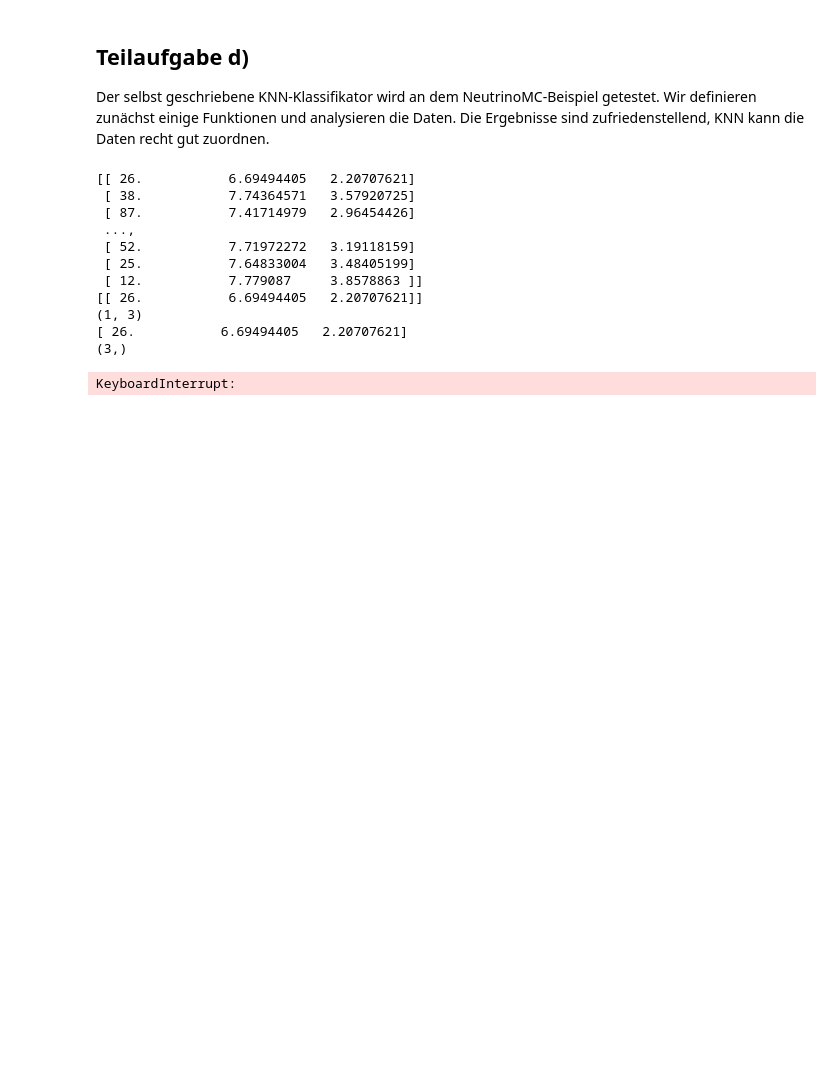
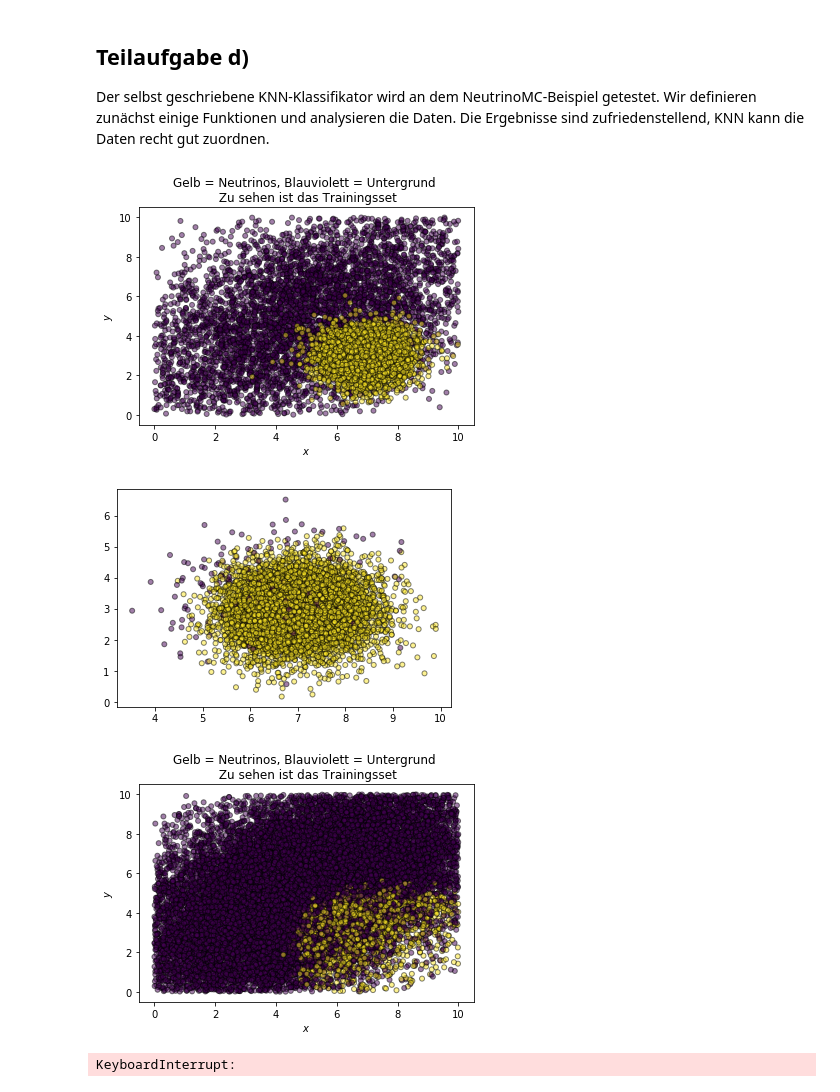
Before and after one commit to JaLuka98/SMD18-19, a Jupyter notebook: Uebungsblaetter/Blatt6/aufgabe1.ipynb, the cells around one changed output. Drawn from its saved outputs; the diff is of its cells as text; code cells hidden in the pictures; blank space fills up the shorter version.

Commit message:
adding sam plots for Aufgabe 1 Blatt 6

```diff
--- a/Uebungsblaetter/Blatt6/aufgabe1.ipynb
+++ b/Uebungsblaetter/Blatt6/aufgabe1.ipynb
@@ -88,7 +88,7 @@ class KNN:
             elif back < sig:
                 prediction.append(1)
             else:
-                prediction.append(float('NaN')) # Falls gleich viele Signale und Background in der Nachbarschaft liegen
+                prediction.append(0) # Falls gleich viele Signale und Background in der Nachbarschaft liegen
                 # können wir keine Entscheidung treffen...
         return np.asarray(prediction) # Gib ein numpy Array zurück, weil man damit besser arbeiten kann als mit einer Liste
 # %% [markdown]
@@ -143,25 +143,45 @@ matrixBackground = getDataFromFile(filename='NeutrinoMC.hdf5', key='Background')
 trainingData, testDataBackground, testDataSignal = getKNNData(matrixSignal, matrixBackground,
                                                               lenTraining, lenSignal, lenBackground)
 labels = np.concatenate((np.zeros(lenTraining),np.ones(lenTraining))) # 0 = Background, 1 = Signal
-# %%
-print(matrixSignal)
-test = matrixSignal[0:1,]
-print(test)
-print(test.shape)
-print(np.ravel(test))
-print(np.ravel(test).shape)
-# %% [output]
-[[ 26.           6.69494405   2.20707621]
- [ 38.           7.74364571   3.57920725]
- [ 87.           7.41714979   2.96454426]
- ...,
- [ 52.           7.71972272   3.19118159]
- [ 25.           7.64833004   3.48405199]
- [ 12.           7.779087     3.8578863 ]]
-[[ 26.           6.69494405   2.20707621]]
-(1, 3)
-[ 26.           6.69494405   2.20707621]
-(3,)
+# %%
+xTrain = trainingData[:,1]
+xTrain = np.ravel(xTrain)
+yTrain = trainingData[:,2]
+yTrain = np.ravel(yTrain)
+plt.scatter(xTrain, yTrain, marker='o', c = labels, alpha = 0.5,
+            s=25, edgecolor='k')
+plt.title('Gelb = Neutrinos, Blauviolett = Untergrund \n Zu sehen ist das Trainingsset')
+plt.xlabel(r'$x$')
+plt.ylabel(r'$y$')
+plt.show()
+plt.clf()
+
+knn = KNN(10)
+xSig = testDataSignal[:,1]
+xSig = np.ravel(xSig)
+ySig = testDataSignal[:,2]
+ySig = np.ravel(ySig)
+knn.fit(trainingData, labels)
+labelsSig = knn.predict(testDataSignal)
+plt.scatter(xSig, ySig, marker='o', c = labelsSig, alpha = 0.5,
+            s=25, edgecolor='k')
+plt.show()
+plt.clf()
+xBack = testDataBackground[:,1]
+xBack = np.ravel(xBack)
+yBack = testDataBackground[:,2]
+yBack = np.ravel(yBack)
+labelsBack = knn.predict(testDataBackground)
+plt.scatter(xBack, yBack, marker='o', c = labelsBack, alpha = 0.5,
+            s=25, edgecolor='k')
+plt.title('Gelb = Neutrinos, Blauviolett = Untergrund \n Zu sehen ist das Trainingsset')
+plt.xlabel(r'$x$')
+plt.ylabel(r'$y$')
+plt.show()
+# %% [output]
+[figure, added]
+[figure, added]
+[figure, added]
 # %%
 def classifyData(k, trainingData, labels, testDataSignal, testDataBackground):
     '''Analyzes a given Testset based on trainingdata and labels. Uses knn with k nearest neighbors.
```
